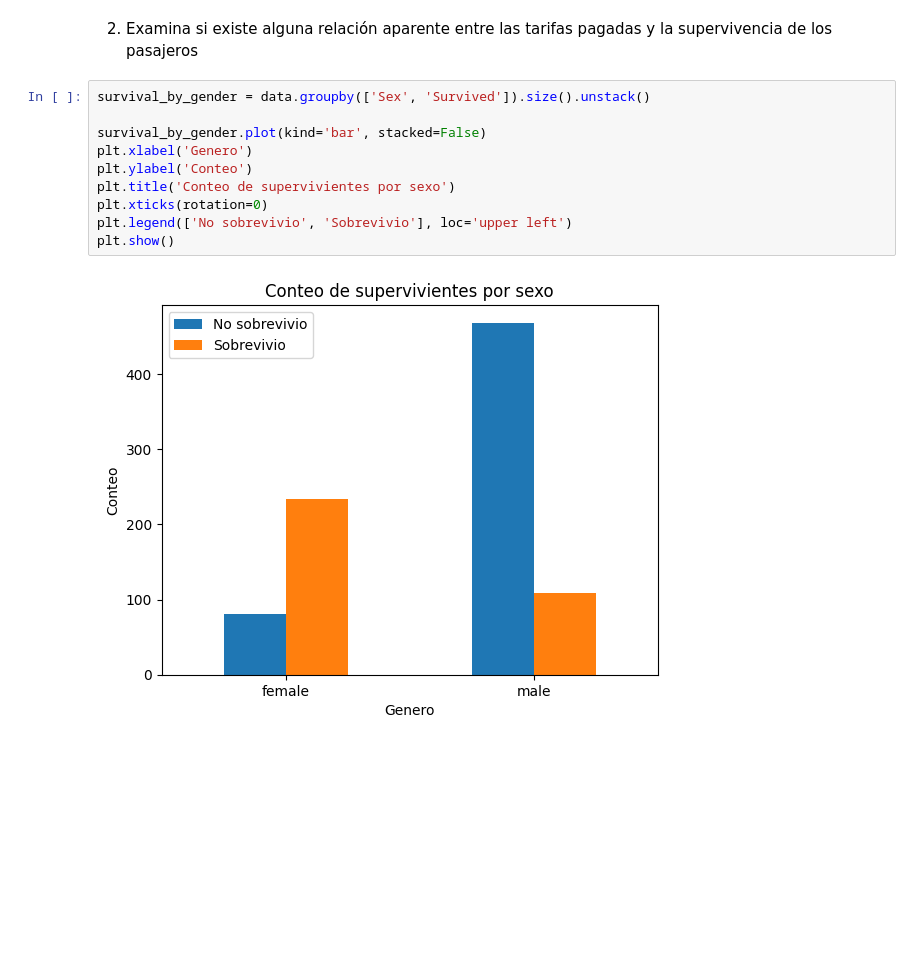
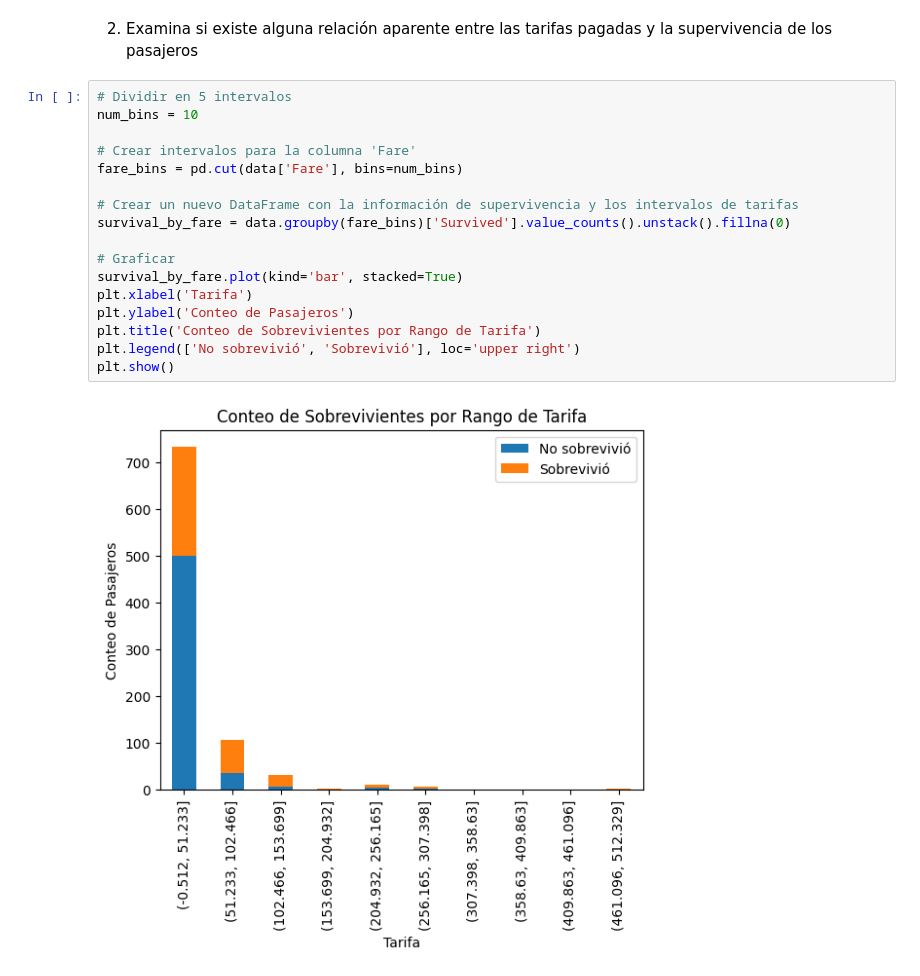
Before and after one commit to Josmar360/Analisis_Titanic, a Jupyter notebook: 2) Visualizacion de datos/3) Ejercicios_Visualizacion.ipynb, the cells around one changed output. Drawn from its saved outputs; the diff is of its cells as text; blank space fills up the shorter version.

```diff
--- a/2) Visualizacion de datos/3) Ejercicios_Visualizacion.ipynb
+++ b/2) Visualizacion de datos/3) Ejercicios_Visualizacion.ipynb
@@ -45,15 +45,22 @@ WE/P 5735      2.0  53.000000  24.041631  36.0  44.50  53.0  61.50  70.0
 [681 rows x 8 columns]
 # %% [markdown]
 2.	Examina si existe alguna relación aparente entre las tarifas pagadas y la supervivencia de los pasajeros
-# %%
-survival_by_gender = data.groupby(['Sex', 'Survived']).size().unstack()
-
-survival_by_gender.plot(kind='bar', stacked=False)
-plt.xlabel('Genero')
-plt.ylabel('Conteo')
-plt.title('Conteo de supervivientes por sexo')
-plt.xticks(rotation=0)
-plt.legend(['No sobrevivio', 'Sobrevivio'], loc='upper left')
-plt.show()
-# %% [output]
-[figure, removed]
+# %%
+# Dividir en 5 intervalos
+num_bins = 10
+
+# Crear intervalos para la columna 'Fare'
+fare_bins = pd.cut(data['Fare'], bins=num_bins)
+
+# Crear un nuevo DataFrame con la información de supervivencia y los intervalos de tarifas
+survival_by_fare = data.groupby(fare_bins)['Survived'].value_counts().unstack().fillna(0)
+
+# Graficar
+survival_by_fare.plot(kind='bar', stacked=True)
+plt.xlabel('Tarifa')
+plt.ylabel('Conteo de Pasajeros')
+plt.title('Conteo de Sobrevivientes por Rango de Tarifa')
+plt.legend(['No sobrevivió', 'Sobrevivió'], loc='upper right')
+plt.show()
+# %% [output]
+[figure, added]
```
Also changed, not shown: 1 other file.
